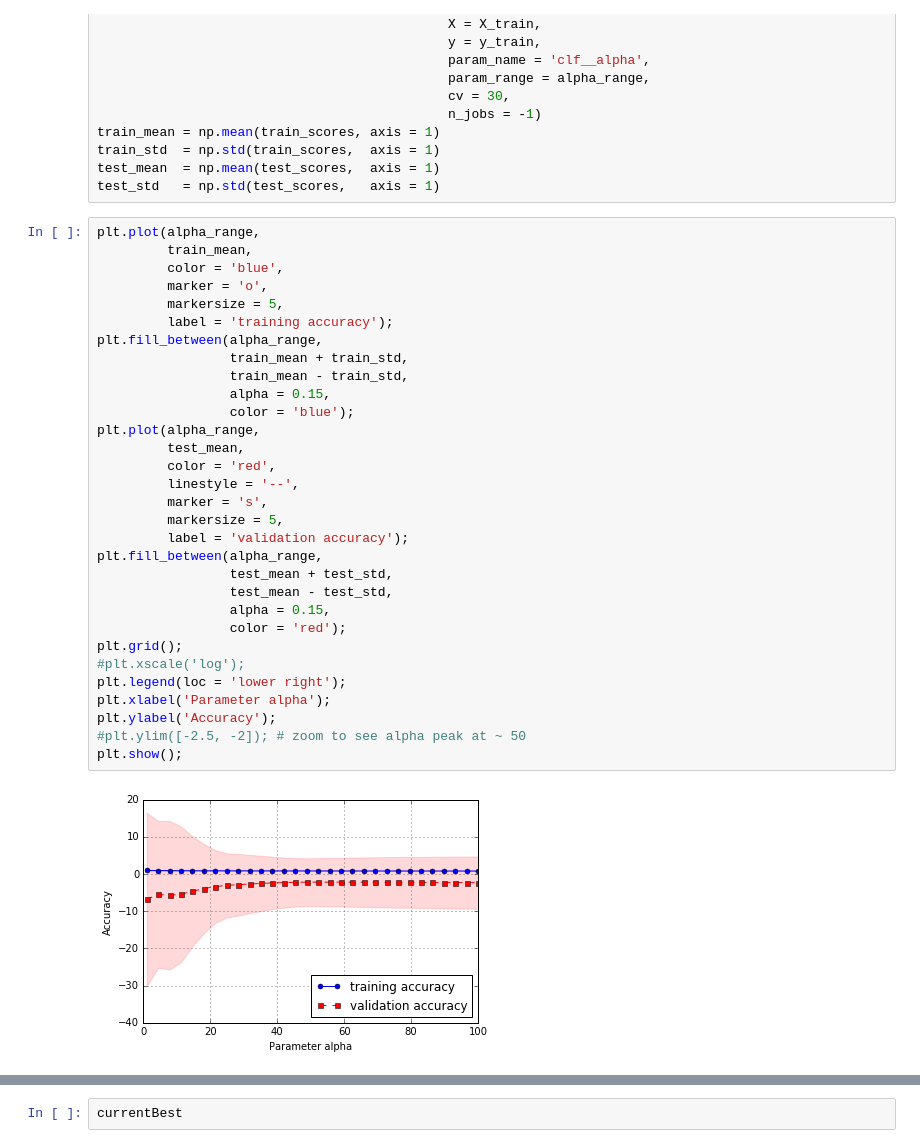
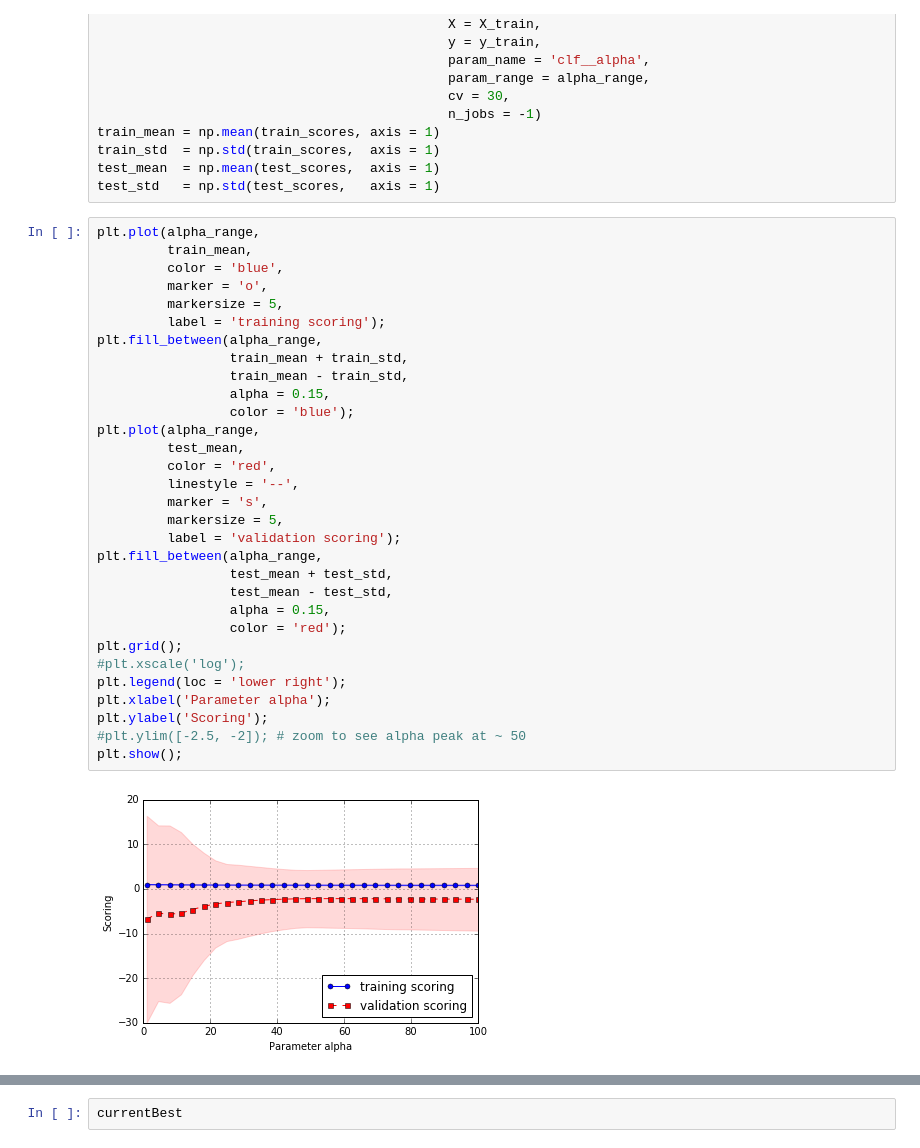
Before and after one commit to damiansp/nuggets, a Jupyter notebook: revenue/7_ML_nuggets2.ipynb, the cells around one changed output, grey strips where cells are left out. Cells and saved outputs as stored; diff of their text form.

```diff
--- a/ML_nuggets2.ipynb
+++ b/revenue/7_ML_nuggets2.ipynb
@@ -159,34 +159,34 @@ test_std   = np.std(test_scores,   axis = 1)
 # %%
 plt.plot(alpha_range,
          train_mean,
          color = 'blue',
          marker = 'o',
          markersize = 5,
-         label = 'training accuracy');
+         label = 'training scoring');
 plt.fill_between(alpha_range,
                  train_mean + train_std,
                  train_mean - train_std,
                  alpha = 0.15,
                  color = 'blue');
 plt.plot(alpha_range,
          test_mean,
          color = 'red',
          linestyle = '--',
          marker = 's',
          markersize = 5,
-         label = 'validation accuracy');
+         label = 'validation scoring');
 plt.fill_between(alpha_range,
                  test_mean + test_std,
                  test_mean - test_std,
                  alpha = 0.15,
                  color = 'red');
 plt.grid();
 #plt.xscale('log');
 plt.legend(loc = 'lower right');
 plt.xlabel('Parameter alpha');
-plt.ylabel('Accuracy');
+plt.ylabel('Scoring');
 #plt.ylim([-2.5, -2]); # zoom to see alpha peak at ~ 50
 plt.show();
 # %% [output]
-[figure, old version]
+[figure, new version]
 # %%
```
Also changed, not shown: parts of 6 cells of this notebook, 27 other files.
